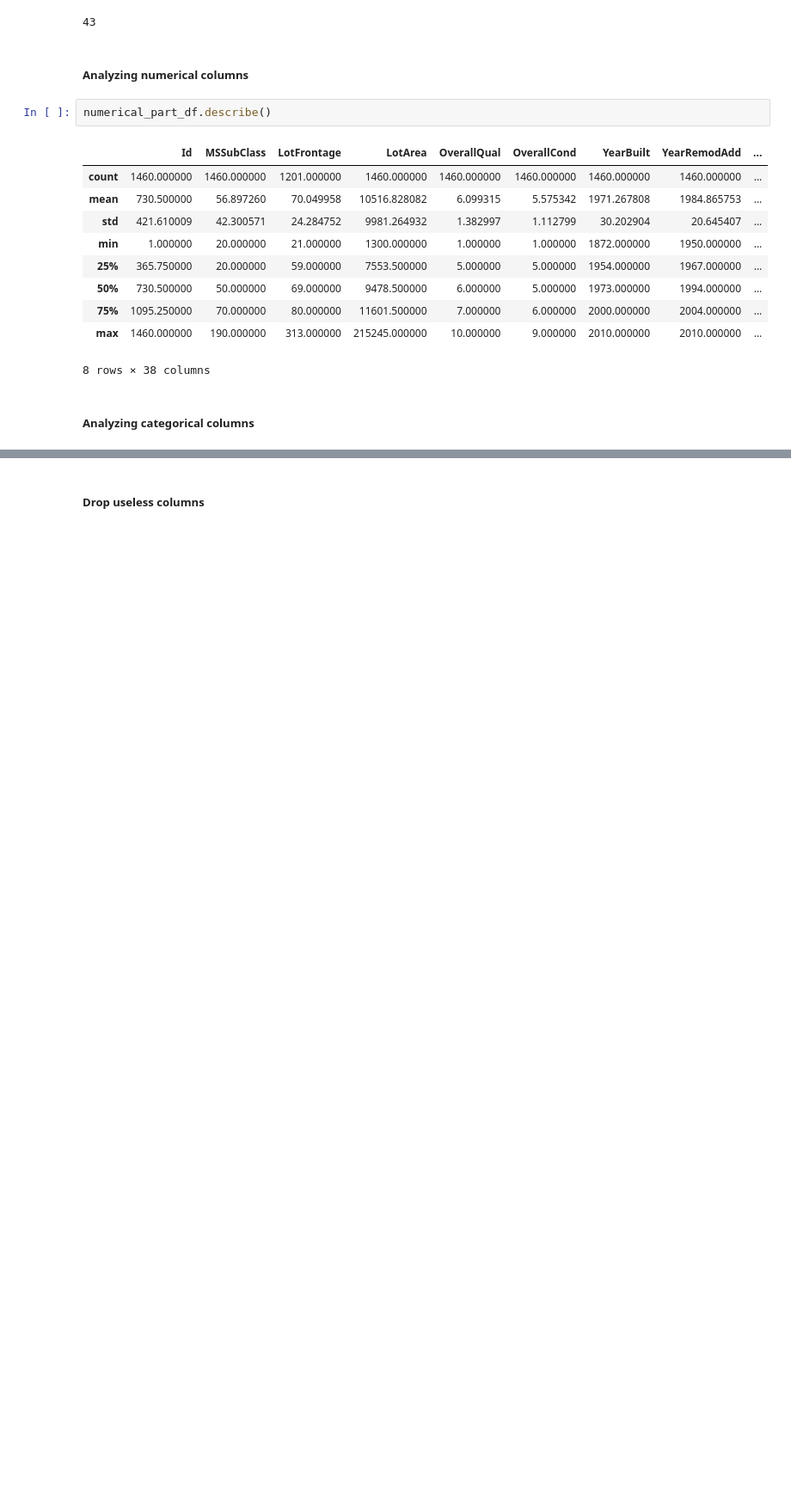
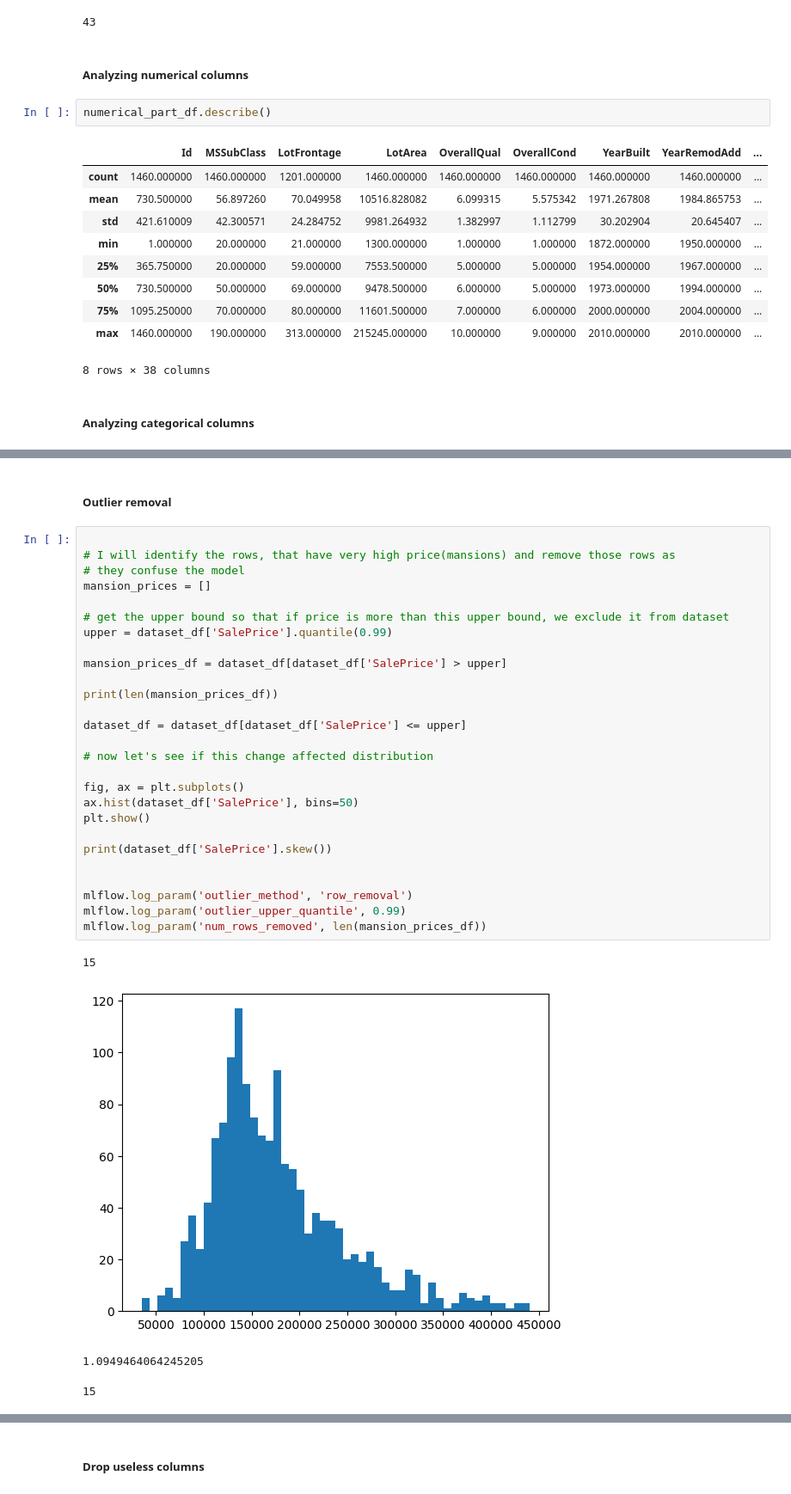
Before and after one commit to gbera23-dev/Machine-Learning, a Jupyter notebook: Assignment1/model_files/model_experiment.ipynb, the cells around one changed output, grey strips where cells are left out. Shown at 86% size. Cells and saved outputs as stored; diff of their text form; blank space fills up the shorter version.

```diff
--- a/Assignment1/model_files/model_experiment.ipynb
+++ b/Assignment1/model_files/model_experiment.ipynb
@@ -209 +122,35 @@ Length: 81, dtype: int64
+# %% [markdown]
+##### Outlier removal
+# %%
+
+# I will identify the rows, that have very high price(mansions) and remove those rows as
+# they confuse the model
+mansion_prices = []
+
+# get the upper bound so that if price is more than this upper bound, we exclude it from dataset
+upper = dataset_df['SalePrice'].quantile(0.99)
+
+mansion_prices_df = dataset_df[dataset_df['SalePrice'] > upper]
+
+print(len(mansion_prices_df))
+
+dataset_df = dataset_df[dataset_df['SalePrice'] <= upper]
+
+# now let's see if this change affected distribution
+
+fig, ax = plt.subplots()
+ax.hist(dataset_df['SalePrice'], bins=50)
+plt.show()
+
+print(dataset_df['SalePrice'].skew())
+
+
+mlflow.log_param('outlier_method', 'row_removal')
+mlflow.log_param('outlier_upper_quantile', 0.99)
+mlflow.log_param('num_rows_removed', len(mansion_prices_df))
+# %% [output]
+15
+[figure, added]
+1.0949464064245205
+15
 # %% [markdown]
```
Also changed, not shown: parts of 52 cells of this notebook, 9 other files.
